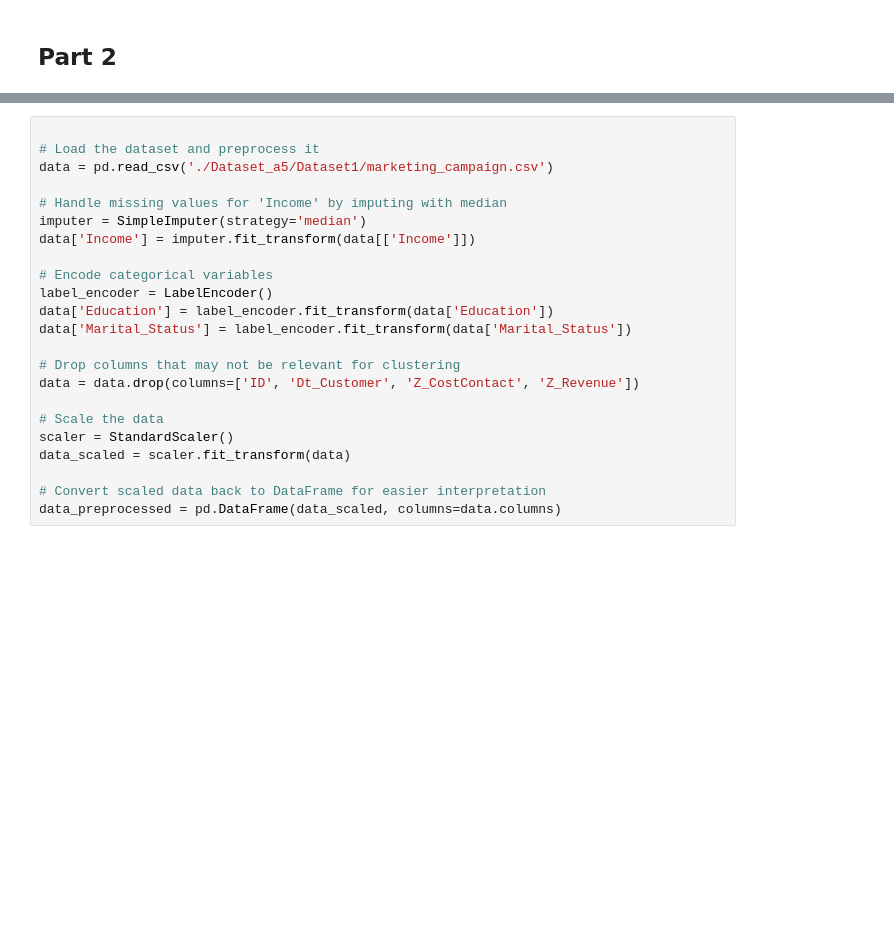
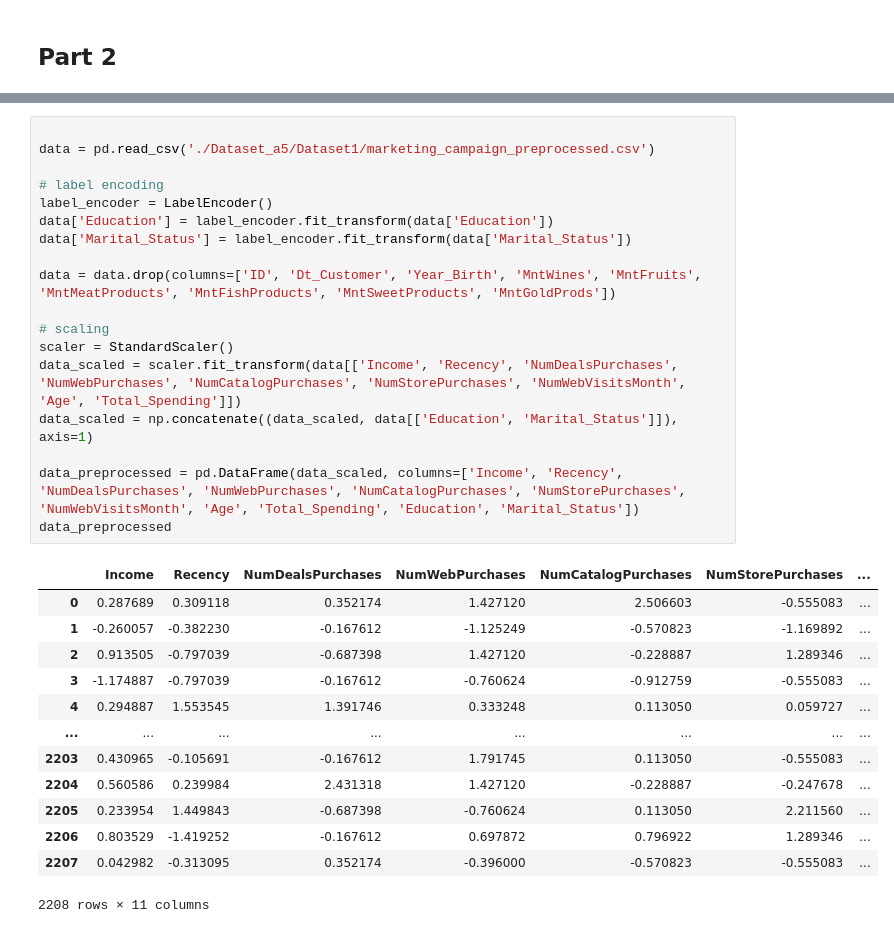
Before and after one commit to arghyawning/data-analytics-1-assignments, a Jupyter notebook: a5/Part2.ipynb, the cells around one changed output, grey strips where cells are left out. Cells and saved outputs as stored; diff of their text form; blank space fills up the shorter version.

```diff
--- a/a5/Part2.ipynb
+++ b/a5/Part2.ipynb
@@ -11,24 +13,33 @@ from sklearn.cluster import KMeans, AgglomerativeClustering, DBSCAN
 # %%
 
-# Load the dataset and preprocess it
-data = pd.read_csv('./Dataset_a5/Dataset1/marketing_campaign.csv')
+data = pd.read_csv('./Dataset_a5/Dataset1/marketing_campaign_preprocessed.csv')
 
-# Handle missing values for 'Income' by imputing with median
-imputer = SimpleImputer(strategy='median')
-data['Income'] = imputer.fit_transform(data[['Income']])
-
-# Encode categorical variables
+# label encoding
 label_encoder = LabelEncoder()
 data['Education'] = label_encoder.fit_transform(data['Education'])
 data['Marital_Status'] = label_encoder.fit_transform(data['Marital_Status'])
 
-# Drop columns that may not be relevant for clustering
-data = data.drop(columns=['ID', 'Dt_Customer', 'Z_CostContact', 'Z_Revenue'])
+data = data.drop(columns=['ID', 'Dt_Customer', 'Year_Birth', 'MntWines', 'MntFruits', 'MntMeatProducts', 'MntFishProducts', 'MntSweetProducts', 'MntGoldProds'])
 
-# Scale the data
+# scaling
 scaler = StandardScaler()
-data_scaled = scaler.fit_transform(data)
+data_scaled = scaler.fit_transform(data[['Income', 'Recency', 'NumDealsPurchases', 'NumWebPurchases', 'NumCatalogPurchases', 'NumStorePurchases', 'NumWebVisitsMonth', 'Age', 'Total_Spending']])
+data_scaled = np.concatenate((data_scaled, data[['Education', 'Marital_Status']]), axis=1)
 
-# Convert scaled data back to DataFrame for easier interpretation
-data_preprocessed = pd.DataFrame(data_scaled, columns=data.columns)
+data_preprocessed = pd.DataFrame(data_scaled, columns=['Income', 'Recency', 'NumDealsPurchases', 'NumWebPurchases', 'NumCatalogPurchases', 'NumStorePurchases', 'NumWebVisitsMonth', 'Age', 'Total_Spending', 'Education', 'Marital_Status'])
+data_preprocessed
+# %% [output]
+|  | Income | Recency | NumDealsPurchases | NumWebPurchases | NumCatalogPurchases | NumStorePurchases | ... |
+| 0 | 0.287689 | 0.309118 | 0.352174 | 1.427120 | 2.506603 | -0.555083 | ... |
+| 1 | -0.260057 | -0.382230 | -0.167612 | -1.125249 | -0.570823 | -1.169892 | ... |
+| 2 | 0.913505 | -0.797039 | -0.687398 | 1.427120 | -0.228887 | 1.289346 | ... |
+| 3 | -1.174887 | -0.797039 | -0.167612 | -0.760624 | -0.912759 | -0.555083 | ... |
+| 4 | 0.294887 | 1.553545 | 1.391746 | 0.333248 | 0.113050 | 0.059727 | ... |
+| ... | ... | ... | ... | ... | ... | ... | ... |
+| 2203 | 0.430965 | -0.105691 | -0.167612 | 1.791745 | 0.113050 | -0.555083 | ... |
+| 2204 | 0.560586 | 0.239984 | 2.431318 | 1.427120 | -0.228887 | -0.247678 | ... |
+| 2205 | 0.233954 | 1.449843 | -0.687398 | -0.760624 | 0.113050 | 2.211560 | ... |
+| 2206 | 0.803529 | -1.419252 | -0.167612 | 0.697872 | 0.796922 | 1.289346 | ... |
+| 2207 | 0.042982 | -0.313095 | 0.352174 | -0.396000 | -0.570823 | -0.555083 | ... |
+2208 rows × 11 columns
 # %%
```
Also changed, not shown: parts of 11 cells of this notebook.
